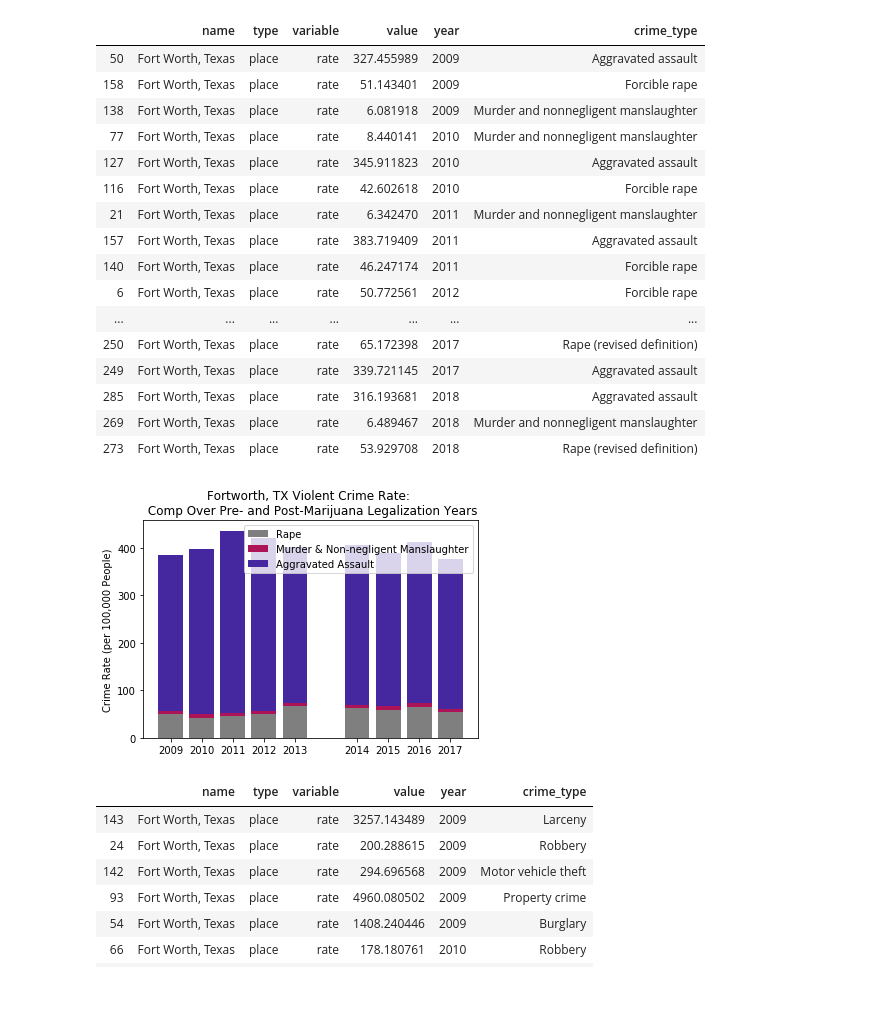
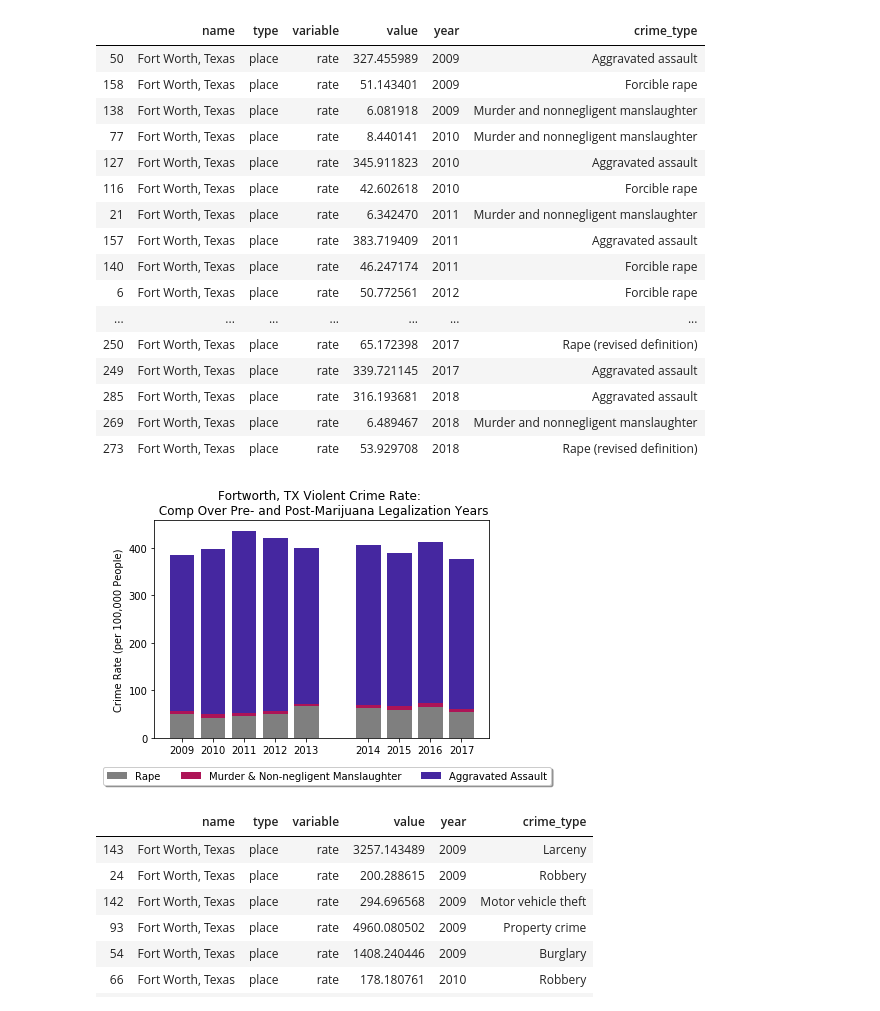
Before and after one commit to rose-gonoud/project1, a Jupyter notebook: Fort Worth, TX.ipynb, the cells around one changed output. Cells and saved outputs as stored; diff of their text form; code cells hidden in the pictures.

Commit message:
corrected Ft Worth, Tx graph issue

```diff
--- a/Fort Worth, TX.ipynb
+++ b/Fort Worth, TX.ipynb
@@ -48,38 +48,39 @@ TXassault = TXassault.set_index(["year"])
 # Create a stacked bar plot where each crime type is in a distinct color:
 
 # indices of each dataframe are the same size, can use arbitrary one for plot x-axis
-TX_x_axis = TXrape.index
+TX_x_axis = TXmurder.index
 # each bar is a line here
 p1 = plt.bar(TX_x_axis, TXrape["value"], color='black', alpha=0.5, align="center")
 # the bottom arguments indicate where to start the second, third, etc bar in the set. From 2 on they become sums:
 p2 = plt.bar(TX_x_axis, TXmurder["value"].values, color='#AD1457', bottom=TXrape["value"].values)
 p3 = plt.bar(TX_x_axis, TXassault["value"].values, color='#4527A0', bottom=(TXmurder["value"] + TXrape["value"]).values)
 
 tick_locations = [value for value in TX_x_axis]
 plt.xticks(tick_locations, years)
 plt.title("Fortworth, TX Violent Crime Rate: \n Comp Over Pre- and Post-Marijuana Legalization Years")
 plt.ylabel("Crime Rate (per 100,000 People)")
-plt.legend((p1[0], p2[0], p3[0]), ("Rape", "Murder & Non-negligent Manslaughter", "Aggravated Assault"))
+plt.legend((p1[0], p2[0], p3[0]), ("Rape", "Murder & Non-negligent Manslaughter", "Aggravated Assault"), bbox_to_anchor=(1.2, -0.11),
+          fancybox=True, shadow=True, ncol=5)
 TXcrimeRatesViolent
 # %% [output]
 |  | name | type | variable | value | year | crime_type |
 | 50 | Fort Worth, Texas | place | rate | 327.455989 | 2009 | Aggravated assault |
 | 158 | Fort Worth, Texas | place | rate | 51.143401 | 2009 | Forcible rape |
 | 138 | Fort Worth, Texas | place | rate | 6.081918 | 2009 | Murder and nonnegligent manslaughter |
 | 77 | Fort Worth, Texas | place | rate | 8.440141 | 2010 | Murder and nonnegligent manslaughter |
 | 127 | Fort Worth, Texas | place | rate | 345.911823 | 2010 | Aggravated assault |
 | 116 | Fort Worth, Texas | place | rate | 42.602618 | 2010 | Forcible rape |
 | 21 | Fort Worth, Texas | place | rate | 6.342470 | 2011 | Murder and nonnegligent manslaughter |
 | 157 | Fort Worth, Texas | place | rate | 383.719409 | 2011 | Aggravated assault |
 | 140 | Fort Worth, Texas | place | rate | 46.247174 | 2011 | Forcible rape |
 | 6 | Fort Worth, Texas | place | rate | 50.772561 | 2012 | Forcible rape |
 | ... | ... | ... | ... | ... | ... | ... |
 | 250 | Fort Worth, Texas | place | rate | 65.172398 | 2017 | Rape (revised definition) |
 | 249 | Fort Worth, Texas | place | rate | 339.721145 | 2017 | Aggravated assault |
 | 285 | Fort Worth, Texas | place | rate | 316.193681 | 2018 | Aggravated assault |
 | 269 | Fort Worth, Texas | place | rate | 6.489467 | 2018 | Murder and nonnegligent manslaughter |
 | 273 | Fort Worth, Texas | place | rate | 53.929708 | 2018 | Rape (revised definition) |
-[figure, old version]
+[figure, new version]
 # %%
 # Non-violent crime categorization for TX starts here:
 # create non-violent crimes list
```
Also changed, not shown: 1 other file.
